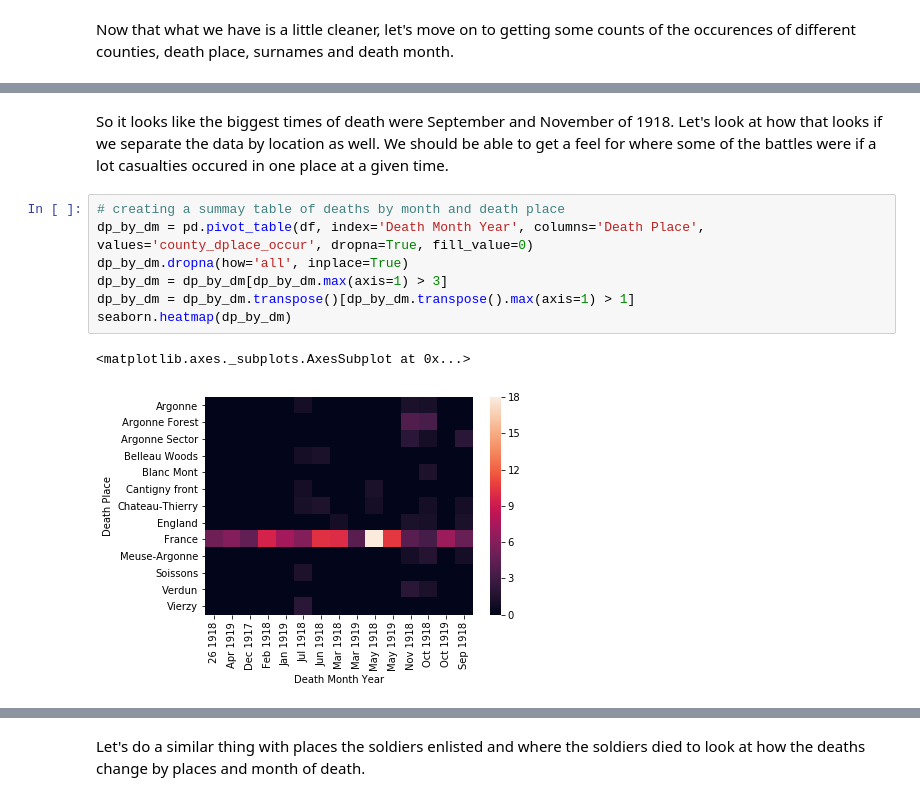
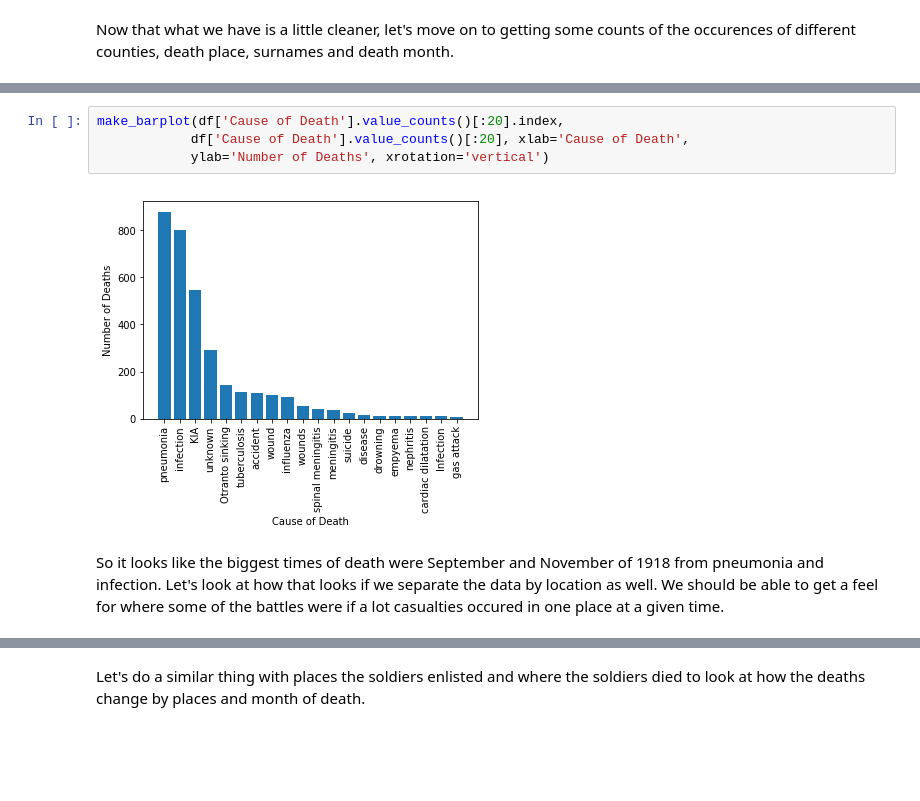
Before and after one commit to benbranchflower/applied_machine_learning, a Jupyter notebook: Georgia_service_cards.ipynb, the cells around one changed output, grey strips where cells are left out. Saved outputs shown, nothing was run; the diff lists cells and outputs as text; blank space fills up the shorter version.

```diff
--- a/Georgia_service_cards.ipynb
+++ b/Georgia_service_cards.ipynb
@@ -104,12 +100,8 @@ plt.xticks(rotation='vertical')
+# %%
+make_barplot(df['Cause of Death'].value_counts()[:20].index,
+            df['Cause of Death'].value_counts()[:20], xlab='Cause of Death',
+            ylab='Number of Deaths', xrotation='vertical')
+# %% [output]
+[figure, added]
 # %% [markdown]
-So it looks like the biggest times of death were September and November of 1918. Let's look at how that looks if we separate the data by location as well. We should be able to get a feel for where some of the battles were if a lot casualties occured in one place at a given time.
+So it looks like the biggest times of death were September and November of 1918 from pneumonia and infection. Let's look at how that looks if we separate the data by location as well. We should be able to get a feel for where some of the battles were if a lot casualties occured in one place at a given time.
-# %%
-# creating a summay table of deaths by month and death place
-dp_by_dm = pd.pivot_table(df, index='Death Month Year', columns='Death Place', values='county_dplace_occur', dropna=True, fill_value=0)
-dp_by_dm.dropna(how='all', inplace=True)
-dp_by_dm = dp_by_dm[dp_by_dm.max(axis=1) > 3]
-dp_by_dm = dp_by_dm.transpose()[dp_by_dm.transpose().max(axis=1) > 1]
-seaborn.heatmap(dp_by_dm)
-# %% [output]
-<matplotlib.axes._subplots.AxesSubplot at 0x...>
-[figure, removed]
```
Also changed, not shown: parts of 17 cells of this notebook.
